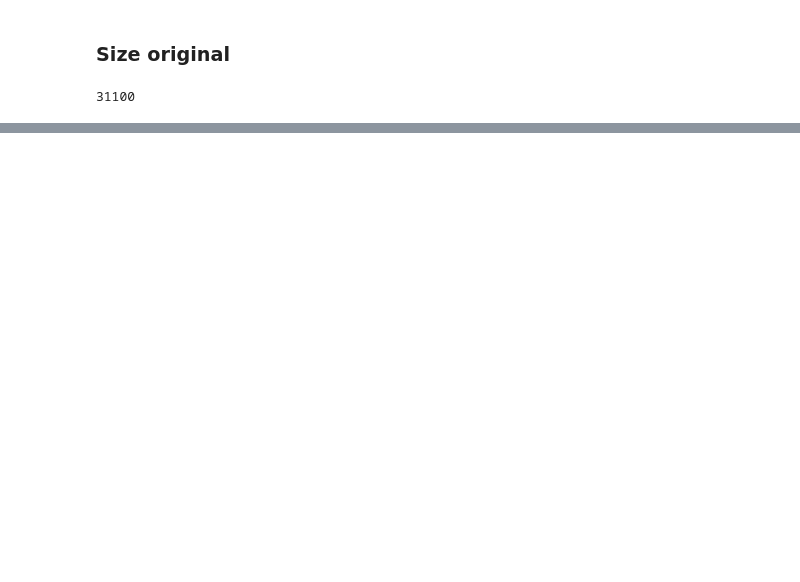
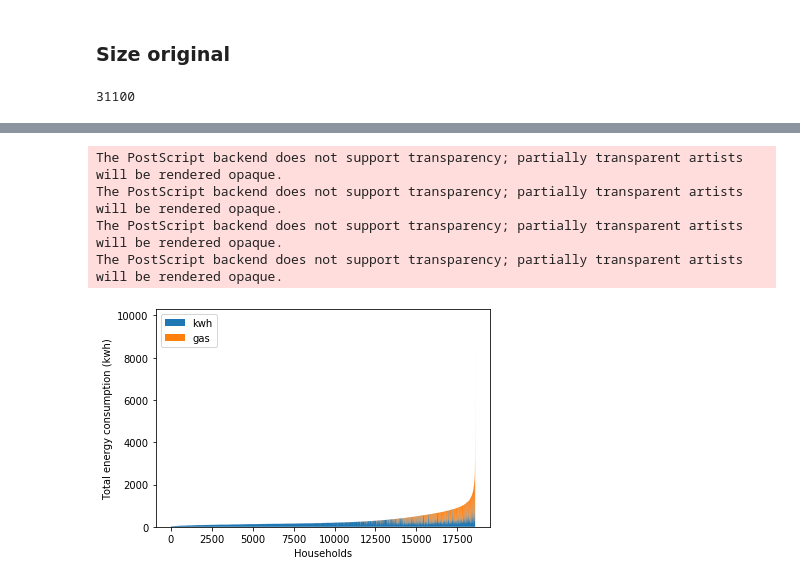
Before and after one commit to Sergio-Huezo/ResEleCon-MX, a Jupyter notebook: Final.ipynb, the cells around one changed output, grey strips where cells are left out. Saved outputs shown, nothing was run; the diff lists cells and outputs as text; code cells hidden in the pictures; blank space fills up the shorter version.

```diff
--- a/Final.ipynb
+++ b/Final.ipynb
@@ -11,7 +12,7 @@ pd.set_option('display.max_rows', 500)
 pkls_path = pkls = r'D:\Tesis\ResEleCon-MX\pickles'
 concentrador = pd.read_pickle(pkls_path + '/total_energy.pkl')
 # %%
-col = ['folioviv','foliohog','CVE_MUN','upm','est_socio','sexo_jefe','edad_jefe','educa_jefe','tot_integ','ing_cor',
+col = ['CVE_ZM','NOM_ZM','folioviv','foliohog','CVE_MUN','upm','est_socio','sexo_jefe','edad_jefe','educa_jefe','tot_integ','ing_cor',
        'num_cuarto','tenencia','gasto_tri_ele','gasto_tri_gas','gasto_tri_lpg','gasto_tri_total_gas','lpg_kwh',
        'g_natural_kwh','kwh','gas']
 ener = concentrador[col].copy()
@@ -17,0 +21,2 @@ ener = concentrador[col].copy()
+# %%
+ener['Total'] = ener[['gas','kwh']].sum(axis=1, min_count=1)
@@ -52,0 +105,24 @@ ener.to_pickle(pkls_path + '/energy_final.pkl')
+# %%
+ener_ordered = ener.sort_values(by=['Total'], ignore_index=True)
+ener_ordered_cut = ener_ordered[0:18587]
+# %%
+# Data
+x=ener_ordered.index
+y=[ener_ordered.kwh.to_list(),ener_ordered.gas.to_list()]
+
+# Plot
+fig, ax = plt.subplots()
+ax.stackplot(x,y, labels=['kwh','gas'])
+plt.legend(loc='upper left')
+
+ax.set_xlabel('Households')
+ax.set_ylabel('Total energy consumption (kwh)')
+
+#plt.savefig('images/graphs/fig2.eps', format='eps', bbox_inches='tight')
+plt.show()
+# %% [output]
+The PostScript backend does not support transparency; partially transparent artists will be rendered opaque.
+The PostScript backend does not support transparency; partially transparent artists will be rendered opaque.
+The PostScript backend does not support transparency; partially transparent artists will be rendered opaque.
+The PostScript backend does not support transparency; partially transparent artists will be rendered opaque.
+[figure, added]
```
Also changed, not shown: parts of 17 cells of this notebook, 2 other files.
